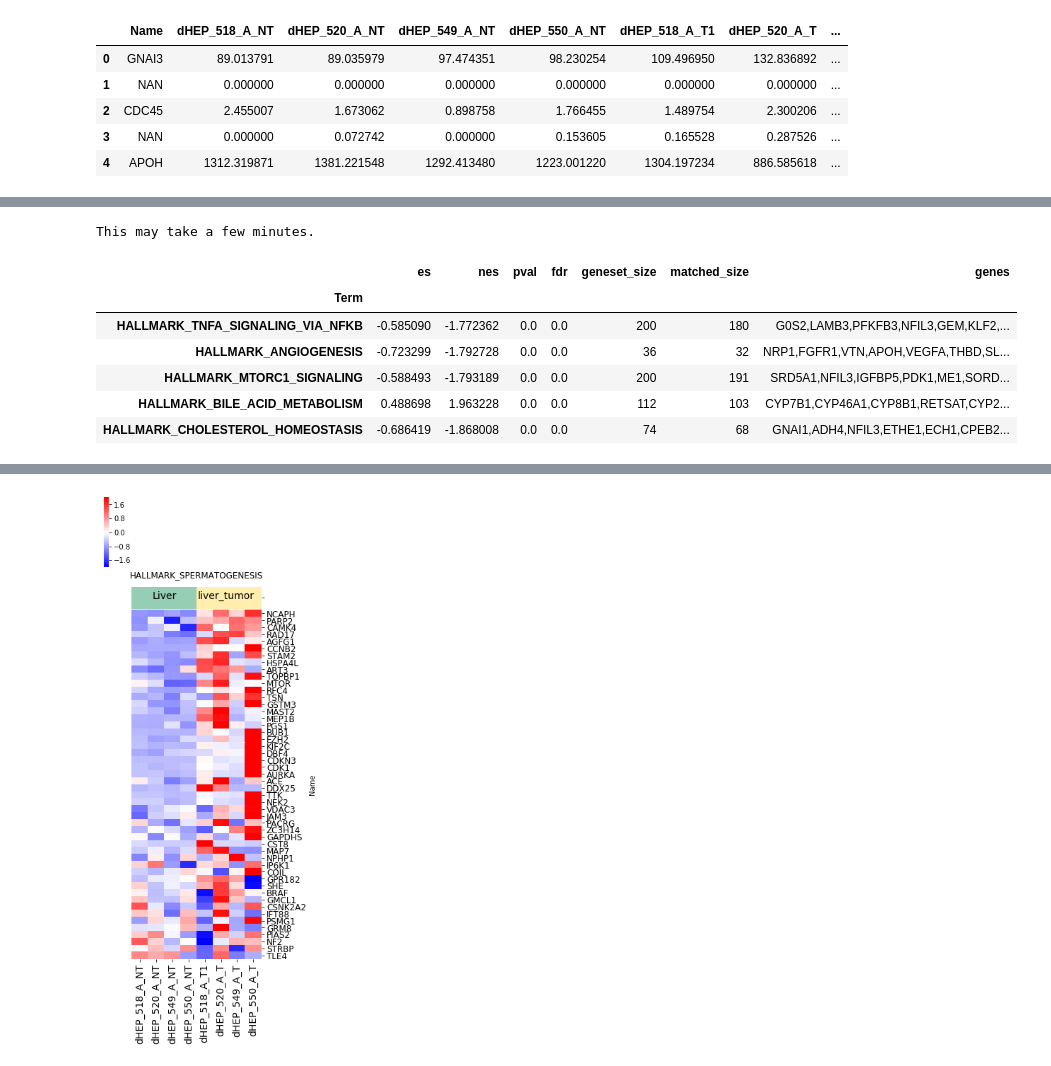
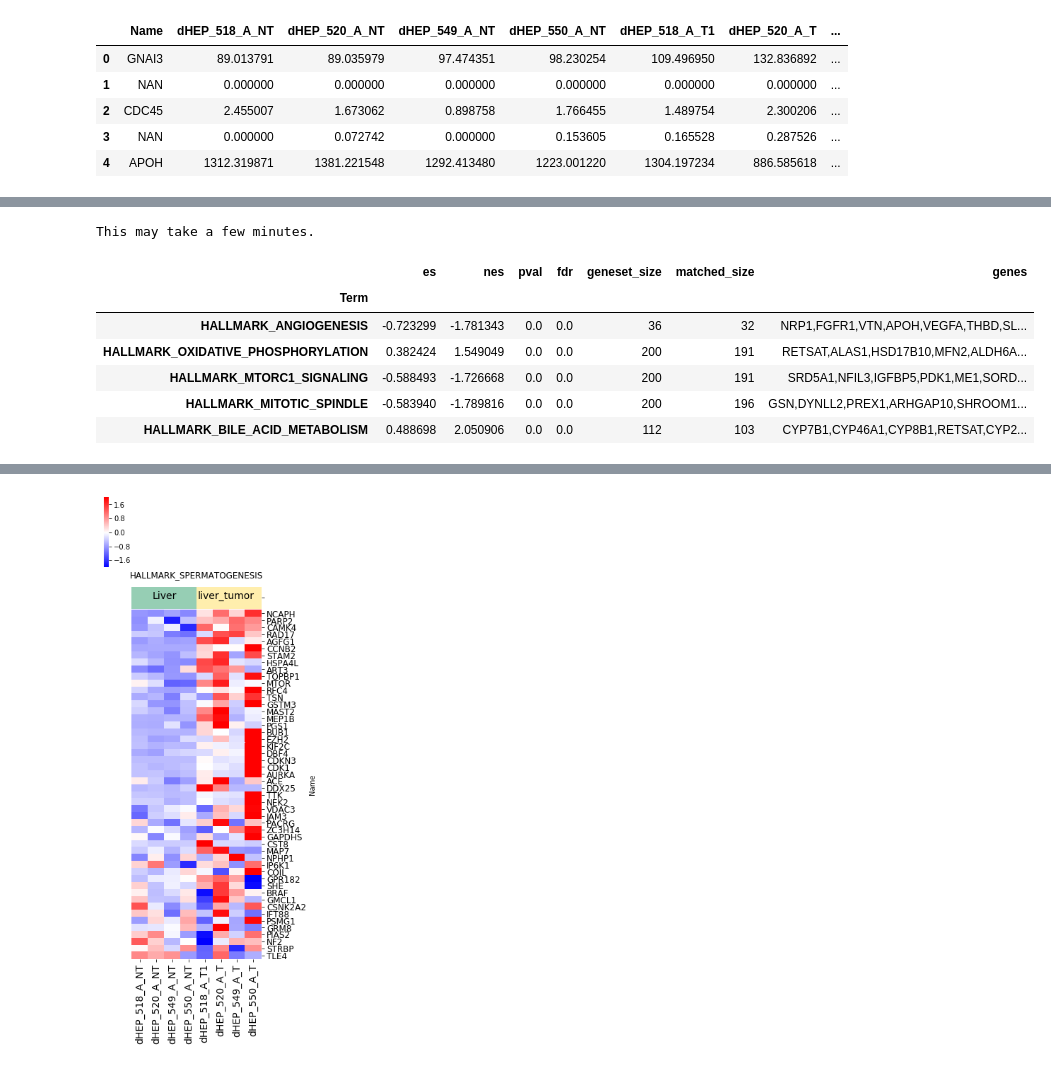
Before and after one commit to ucsd-ccbb/network_bio_toolkit, a Jupyter notebook: notebooks/gsea_notebooks/Mikaylas_Filter_samples.ipynb, the cells around one changed output, grey strips where cells are left out. Cells and saved outputs as stored; diff of their text form; code cells hidden in the pictures.

```diff
--- a/notebooks/gsea_notebooks/Mikaylas_Filter_samples.ipynb
+++ b/notebooks/gsea_notebooks/Mikaylas_Filter_samples.ipynb
@@ -299,6 +300,11 @@ class PrepGsea:
         #access the dataframe results throught res2d attribute
         return self.gs_res.res2d.head()
 
+    def load_gsea_from_file(self, filename):
+        df = pd.read_csv(filename)
+        df = df.set_index('Term')
+        self.gs_res.res2d = df
+
     def plot_gsea(self, style_content = 'ggplot', top = 20, y = 'fdr', x = 'Term', fontsize = 8):
         gsea_results = self.gs_res.res2d
         with plt.style.context(style_content):
@@ -372,7 +378,7 @@ gsea_prepper = PrepGsea(gmt_file = '../../gseapy_databases/h.all.v6.1.symbols.gm
                         expression_file = '../../gseapy_databases/RNA_cpm_all_samples.tsv',
                         #expression_file = '../../gseapy_databases/exp_ALCvsCHOWinNTinAlbCre.tsv',
                         meta_file = '../../gseapy_databases/dHEP_metadata.csv',
-                        output_dir = '/../../gseapy_databases/mouse_liver_output')
+                        output_dir = '../../gsea_output') # can't use existing folders. Path has to be unique...
 # %%
 gsea_prepper.choose_comparison_col("sample")
 # %% [output]
@@ -469,6 +475,6 @@ Filtered expression file: (22187, 9)
 gsea_prepper.call_gsea(method = 'log2_ratio_of_classes',
           processes = 4,
           format = 'png',
-          permutation_num = 100,
+          permutation_num = 10,
           weighted_score_type = 1)
 # %% [output]
@@ -476,8 +482,8 @@ gsea_prepper.call_gsea(method = 'log2_ratio_of_classes',
 This may take a few minutes.
 |  | es | nes | pval | fdr | geneset_size | matched_size | genes |
 | Term |  |  |  |  |  |  |  |
-| HALLMARK_TNFA_SIGNALING_VIA_NFKB | -0.585090 | -1.772362 | 0.0 | 0.0 | 200 | 180 | G0S2,LAMB3,PFKFB3,NFIL3,GEM,KLF2,... |
-| HALLMARK_ANGIOGENESIS | -0.723299 | -1.792728 | 0.0 | 0.0 | 36 | 32 | NRP1,FGFR1,VTN,APOH,VEGFA,THBD,SL... |
-| HALLMARK_MTORC1_SIGNALING | -0.588493 | -1.793189 | 0.0 | 0.0 | 200 | 191 | SRD5A1,NFIL3,IGFBP5,PDK1,ME1,SORD... |
-| HALLMARK_BILE_ACID_METABOLISM | 0.488698 | 1.963228 | 0.0 | 0.0 | 112 | 103 | CYP7B1,CYP46A1,CYP8B1,RETSAT,CYP2... |
-| HALLMARK_CHOLESTEROL_HOMEOSTASIS | -0.686419 | -1.868008 | 0.0 | 0.0 | 74 | 68 | GNAI1,ADH4,NFIL3,ETHE1,ECH1,CPEB2... |
+| HALLMARK_ANGIOGENESIS | -0.723299 | -1.781343 | 0.0 | 0.0 | 36 | 32 | NRP1,FGFR1,VTN,APOH,VEGFA,THBD,SL... |
+| HALLMARK_OXIDATIVE_PHOSPHORYLATION | 0.382424 | 1.549049 | 0.0 | 0.0 | 200 | 191 | RETSAT,ALAS1,HSD17B10,MFN2,ALDH6A... |
+| HALLMARK_MTORC1_SIGNALING | -0.588493 | -1.726668 | 0.0 | 0.0 | 200 | 191 | SRD5A1,NFIL3,IGFBP5,PDK1,ME1,SORD... |
+| HALLMARK_MITOTIC_SPINDLE | -0.583940 | -1.789816 | 0.0 | 0.0 | 200 | 196 | GSN,DYNLL2,PREX1,ARHGAP10,SHROOM1... |
+| HALLMARK_BILE_ACID_METABOLISM | 0.488698 | 2.050906 | 0.0 | 0.0 | 112 | 103 | CYP7B1,CYP46A1,CYP8B1,RETSAT,CYP2... |
```
Also changed, not shown: parts of 4 cells of this notebook, 1 other file.
